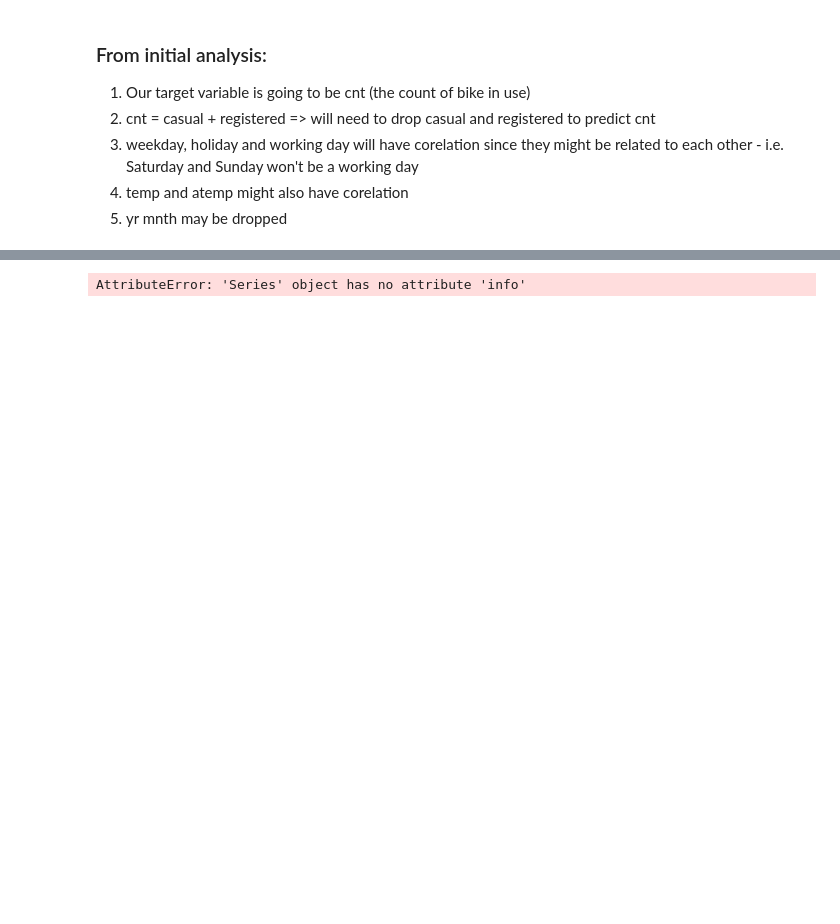
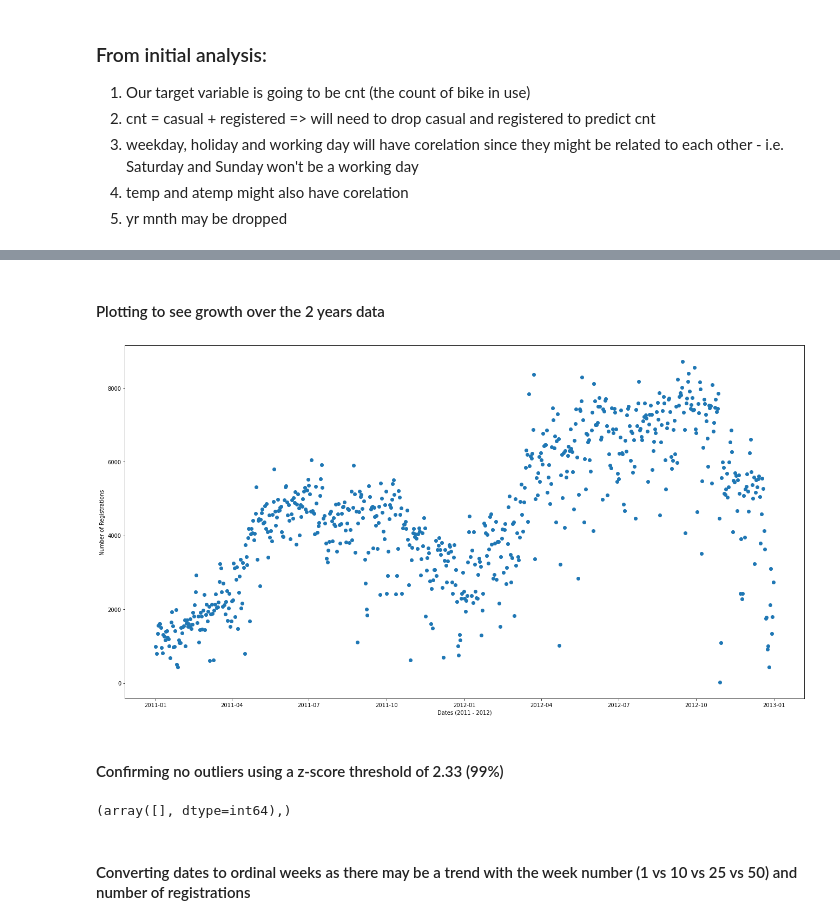
Before and after one commit to jasmeeetSingh/BikeSharingSystems-UCI, a Jupyter notebook: BikeSharing.ipynb, the cells around one changed output, grey strips where cells are left out. Drawn from its saved outputs; the diff is of its cells as text; code cells hidden in the pictures; blank space fills up the shorter version.

```diff
--- a/BikeSharing.ipynb
+++ b/BikeSharing.ipynb
@@ -118,21 +128,27 @@ dataSet.head()
+# %% [markdown]
+#### Plotting to see growth over the 2 years data
 # %%
-date, count = dataSet['dteday'], dataSet['cnt']
+date, count = dataSet_day['dteday'].copy(), dataSet_day['cnt'].copy()
 
-x = date
-y = count
-
-display(x.info())
-
-xtick = []
-for i in range(len(x)):
-    xtick.append(x.iloc[i])
-    i += 50
+date = pd.to_datetime(date, infer_datetime_format= True)
 
 plt.figure(figsize = (22.5, 12))
 plt.ylabel("Number of Registrations")
 plt.xlabel("Dates (2011 - 2012)")
-plt.xticks(xtick)
-plt.scatter(x,y)
+plt.scatter(date,count)
 plt.show()
 # %% [output]
-AttributeError: 'Series' object has no attribute 'info'
+[figure, added]
+# %% [markdown]
+#### Confirming no outliers using a z-score threshold of 2.33 (99%)
+# %%
+# Z score
+z = np.abs(stats.zscore(count))
+
+threshold = 2.33
+# Position of the outlier
+print(np.where(z > threshold))
+# %% [output]
+(array([], dtype=int64),)
+# %% [markdown]
+#### Converting dates to ordinal weeks as there may be a trend with the week number (1 vs 10 vs 25 vs 50) and number of registrations
```
Also changed, not shown: parts of 19 cells of this notebook.
